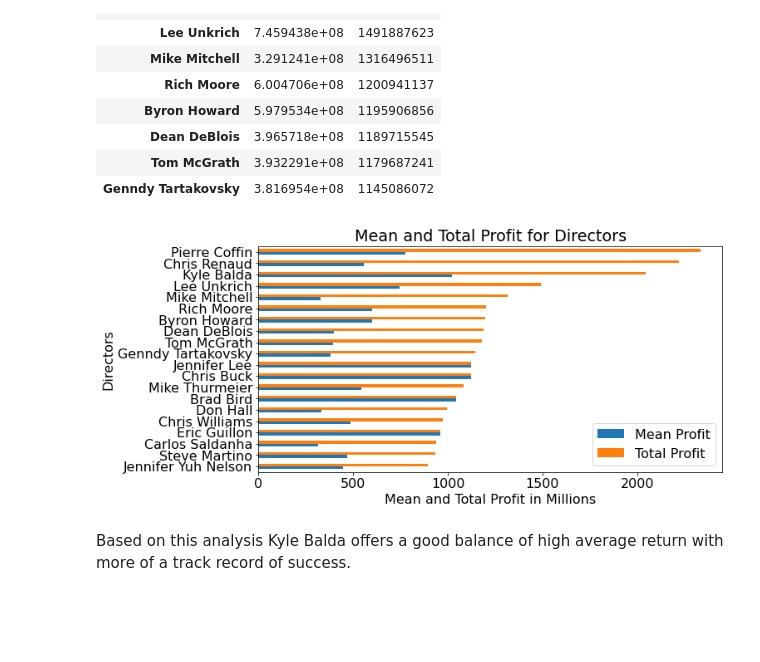
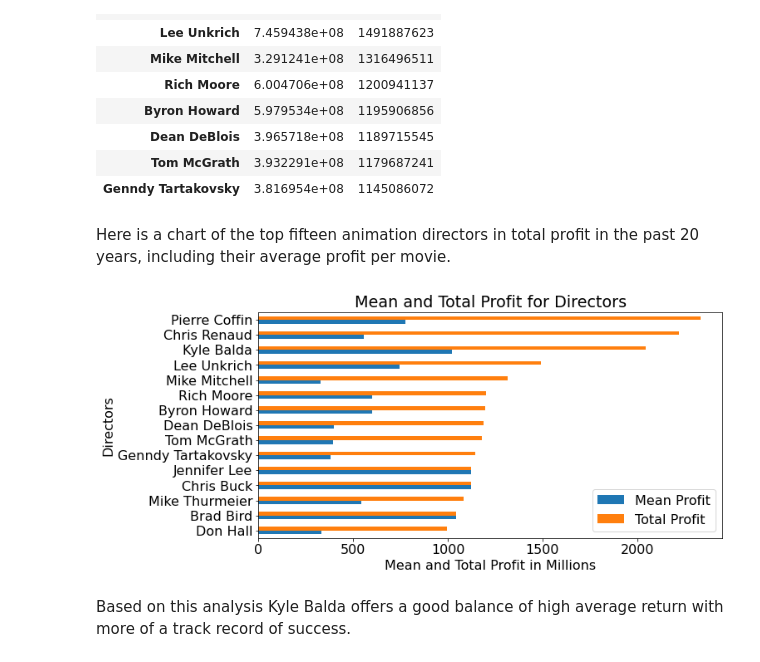
Before and after one commit to nonlocal-lia/microsoft-movie-analysis, a Jupyter notebook: dsc-phase1-project-template.ipynb, the cells around one changed output. Saved outputs shown, nothing was run; the diff lists cells and outputs as text; code cells hidden in the pictures; blank space fills up the shorter version.

```diff
--- a/dsc-phase1-project-template.ipynb
+++ b/dsc-phase1-project-template.ipynb
@@ -447,14 +447,16 @@ animated_direct_df.head(10)
 | Dean DeBlois | 3.965718e+08 | 1189715545 |
 | Tom McGrath | 3.932291e+08 | 1179687241 |
 | Genndy Tartakovsky | 3.816954e+08 | 1145086072 |
+# %% [markdown]
+Here is a chart of the top fifteen animation directors in total profit in the past 20 years, including their average profit per movie.
 # %%
 animated_direct_df['Mean Profit'] = animated_direct_df['Mean Profit'].map(lambda x: x/1000000)
 animated_direct_df['Total Profit'] = animated_direct_df['Total Profit'].map(lambda x: x/1000000)
 animated_direct_df.sort_values(by='Total Profit', ascending = True, inplace = True)
-animated_direct_plot = animated_direct_df.tail(20).plot.barh()
+animated_direct_plot = animated_direct_df.tail(15).plot.barh()
 animated_direct_plot.set(ylabel= "Directors", xlabel="Mean and Total Profit in Millions", title="Mean and Total Profit for Directors");
 # %% [output]
-[figure, old version]
+[figure, new version]
 # %% [markdown]
 Based on this analysis Kyle Balda offers a good balance of high average return with more of a track record of success.
 # %% [markdown]
```
Also changed, not shown: parts of 2 cells of this notebook.
